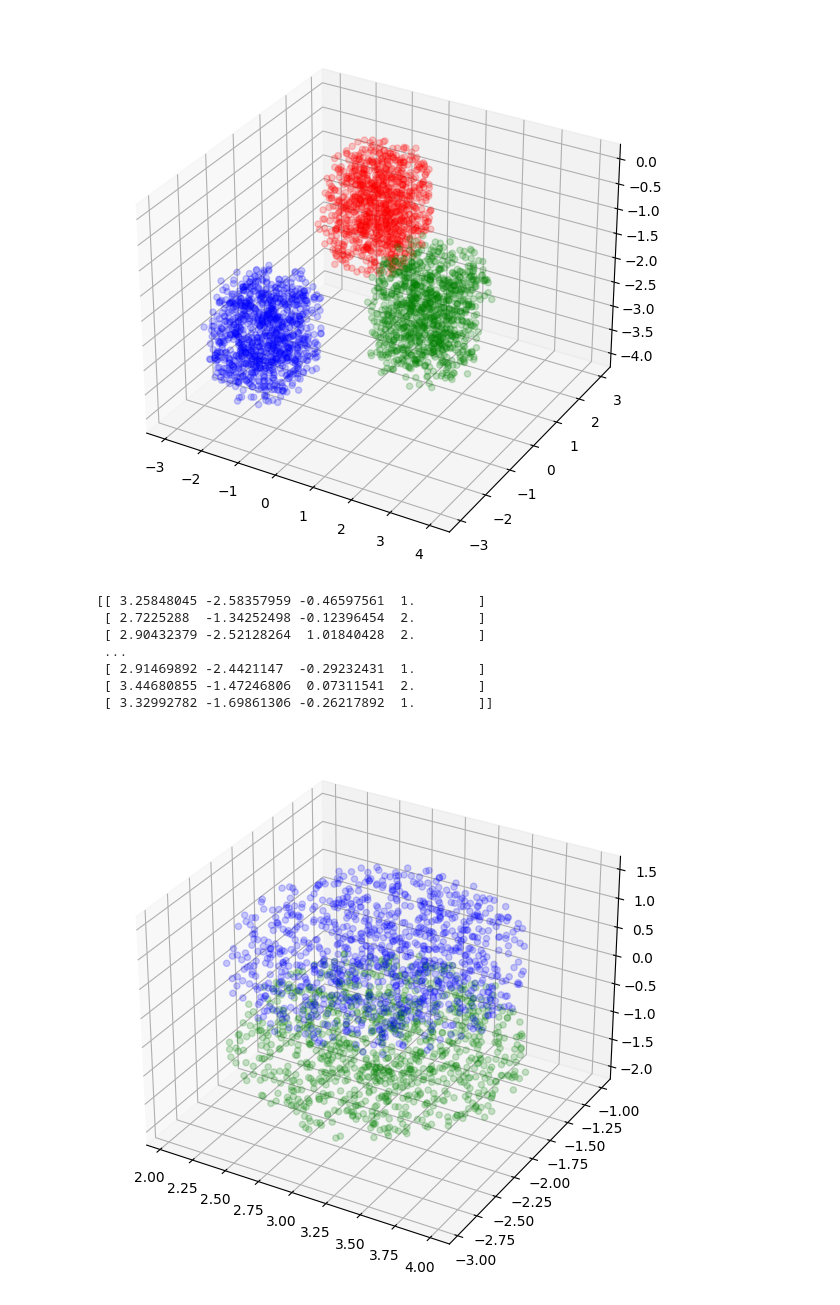
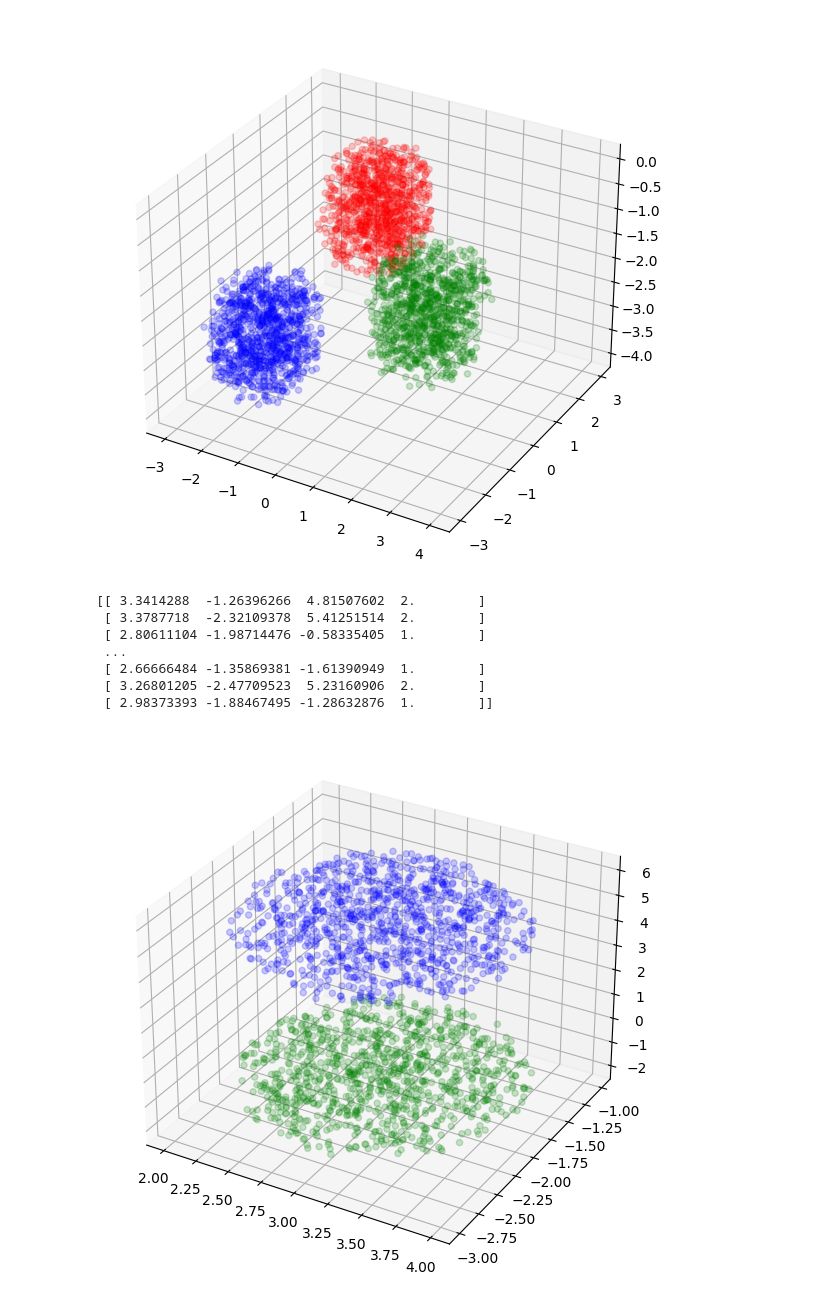
Before and after one commit to MACtion-Potential/SN_2023, a Jupyter notebook: ML Practice/jacob_practice.ipynb, the cells around one changed output. Drawn from its saved outputs; the diff is of its cells as text; code cells hidden in the pictures.

```diff
--- a/ML Practice/jacob_practice.ipynb
+++ b/ML Practice/jacob_practice.ipynb
@@ -133,41 +133,41 @@ while counter < 1000:
         data1[counter,2] = z2
         data1[counter,3] = 1
         counter+=1
 
 x1 = 3
 y1 = -2
-z1 = 0.5
+z1 = 5
 counter = 0
 while counter < 1000:
     x2 = np.random.uniform(low=-1,high=1) + x1
     y2= np.random.uniform(low=-1,high=1) + y1
     z2 = np.random.uniform(low=-1,high=1) + z1
     if ((x1-x2)**2 + (y1-y2)**2+(z1-z2)**2)<1:
         data2[counter,0] = x2
         data2[counter,1] = y2
         data2[counter,2] = z2
         data2[counter,3] = 2
         counter+=1
 
 
 practice3 = np.concatenate((data1,data2))
 np.random.shuffle(practice3)
 print(practice3)
 
 fig = plt.figure(figsize = (10, 7))
 ax = plt.axes(projection ="3d")
 ax.scatter3D(data1[:,0], data1[:,1], data1[:,2], color = "green",alpha=0.2)
 ax.scatter3D(data2[:,0], data2[:,1], data2[:,2], color = "blue",alpha=0.2)
 plt.show()
 # %% [output]
-[[ 3.25848045 -2.58357959 -0.46597561  1.        ]
- [ 2.7225288  -1.34252498 -0.12396454  2.        ]
- [ 2.90432379 -2.52128264  1.01840428  2.        ]
+[[ 3.3414288  -1.26396266  4.81507602  2.        ]
+ [ 3.3787718  -2.32109378  5.41251514  2.        ]
+ [ 2.80611104 -1.98714476 -0.58335405  1.        ]
  ...
- [ 2.91469892 -2.4421147  -0.29232431  1.        ]
- [ 3.44680855 -1.47246806  0.07311541  2.        ]
- [ 3.32992782 -1.69861306 -0.26217892  1.        ]]
+ [ 2.66666484 -1.35869381 -1.61390949  1.        ]
+ [ 3.26801205 -2.47709523  5.23160906  2.        ]
+ [ 2.98373393 -1.88467495 -1.28632876  1.        ]]
-[figure, old version]
+[figure, new version]
 # %%
 #training a support vector machine to classify practice3
 
```
Also changed, not shown: parts of 3 cells of this notebook.
